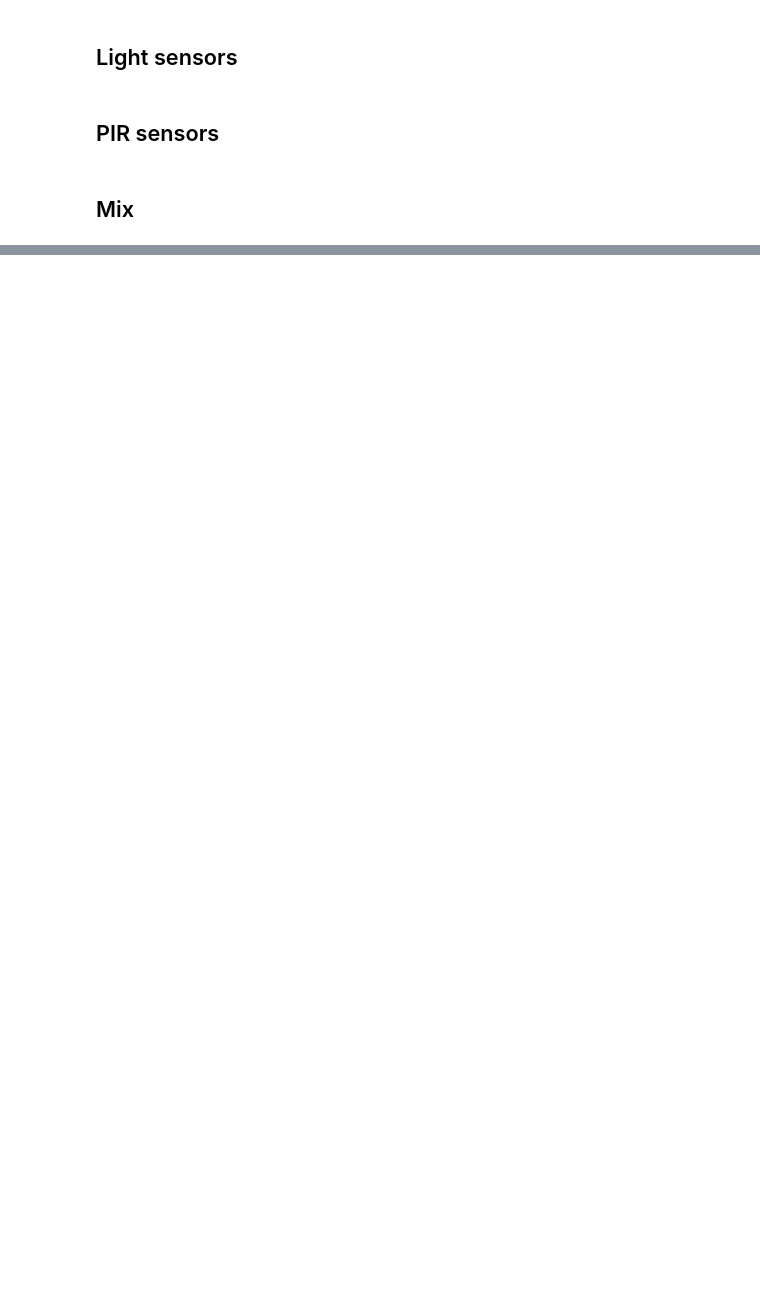
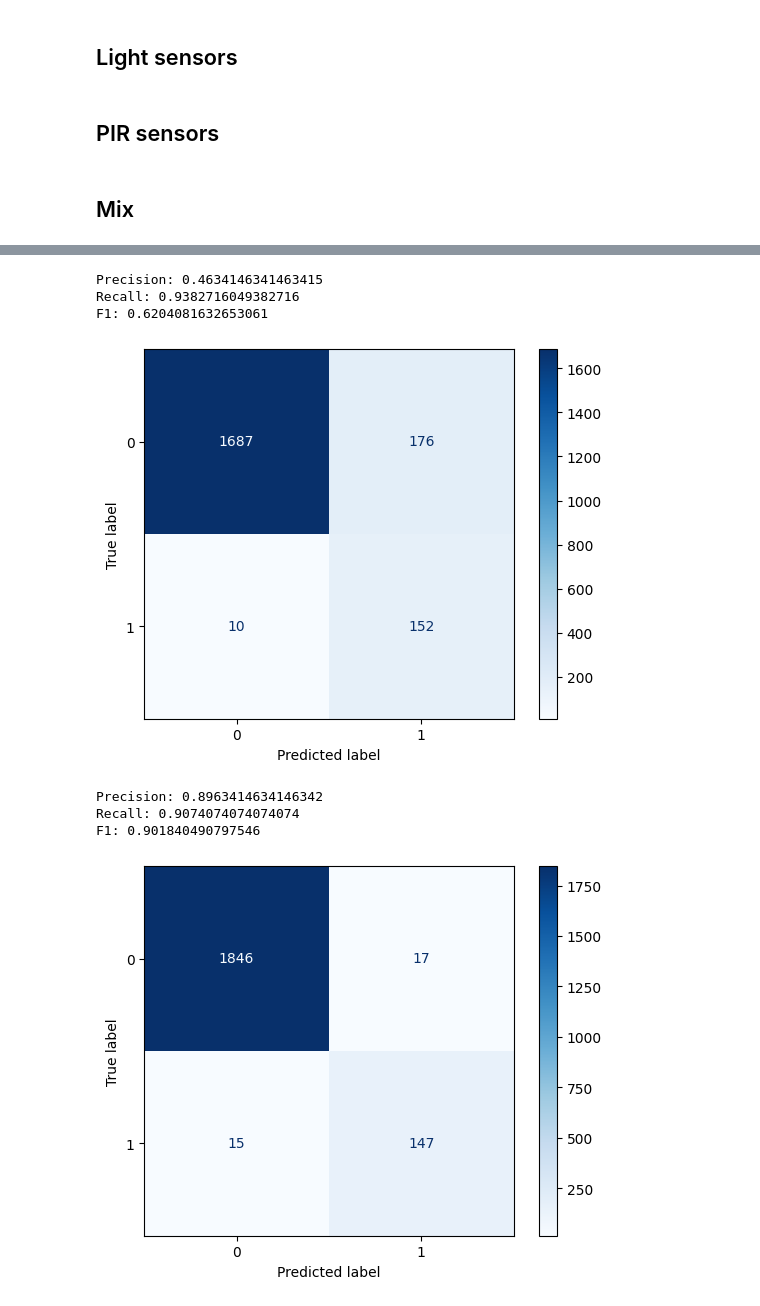
Before and after one commit to brunomcebola/CInt-Project, a Jupyter notebook: Proj1.2.ipynb, the cells around one changed output, grey strips where cells are left out. Cells and saved outputs as stored; diff of their text form; code cells hidden in the pictures; blank space fills up the shorter version.

```diff
--- a/Proj1.2.ipynb
+++ b/Proj1.2.ipynb
@@ -381,0 +378,80 @@ weighted avg       0.98      0.98      0.98      2025
+# %%
+clf = joblib.load("trained_mlp_fuzzy.sav")
+lo_sim = joblib.load("lo_sim.sav")
+po_sim = joblib.load("po_sim.sav")
+output_sim = joblib.load("output_sim.sav")
+
+TP = TN = FP = FN = 0
+
+y_pred = []
+
+# test
+for id, x in enumerate(X_test):
+    # compute total light
+    lo_sim.input["ls1"] = x[0]
+    lo_sim.input["ls2"] = x[1]
+    lo_sim.input["ls3"] = x[2]
+
+    lo_sim.compute()
+    lo_mix_in = lo_sim.output["lo"]
+
+    # compute total motion
+    po_sim.input["p1"] = x[3]
+    po_sim.input["p2"] = x[4]
+
+    po_sim.compute()
+    po_mix_in = po_sim.output["po"]
+
+    # compute mix
+    output_sim.input["lo_mix"] = lo_mix_in
+    output_sim.input["po_mix"] = po_mix_in
+
+    output_sim.compute()
+
+    correct = y_test[id]
+    predicted = 0 if output_sim.output["output"] < 0.5 else 1
+
+    y_pred.append(predicted)
+
+    # Se preveu bem overcrowded
+    if predicted == 1 and correct == 1:
+        TP += 1
+    # Se preveu bem not overcrowded
+    elif predicted == 0 and correct == 0:
+        TN += 1
+    # Se preveu overcrowded erradamente
+    elif predicted == 1 and correct == 0:
+        FP += 1
+    # Se preveu not overcrowded erradamente
+    elif predicted == 0 and correct == 1:
+        FN += 1
+
+
+print(f"Precision: {TP/(TP+FP)}")
+print(f"Recall: {TP/(TP+FN)}")
+print(f"F1: {2*TP/(2*TP+FP+FN)}")
+
+ConfusionMatrixDisplay.from_predictions(y_test, y_pred, cmap=mpl.cm.Blues)
+plt.show()
+
+# MLP to compare
+
+y_pred = clf.predict(X_test)
+
+TP, FP, TN, FN = perf_measure(y_test, y_pred)
+
+print(f"Precision: {TP/(TP+FP)}")
+print(f"Recall: {TP/(TP+FN)}")
+print(f"F1: {2*TP/(2*TP+FP+FN)}")
+
+ConfusionMatrixDisplay.from_estimator(clf, X_test, y_test, cmap=mpl.cm.Blues)
+plt.show()
+# %% [output]
+Precision: 0.4634146341463415
+Recall: 0.9382716049382716
+F1: 0.6204081632653061
+[figure, added]
+Precision: 0.8963414634146342
+Recall: 0.9074074074074074
+F1: 0.901840490797546
+[figure, added]
```
Also changed, not shown: parts of 4 cells of this notebook, 8 other files.
